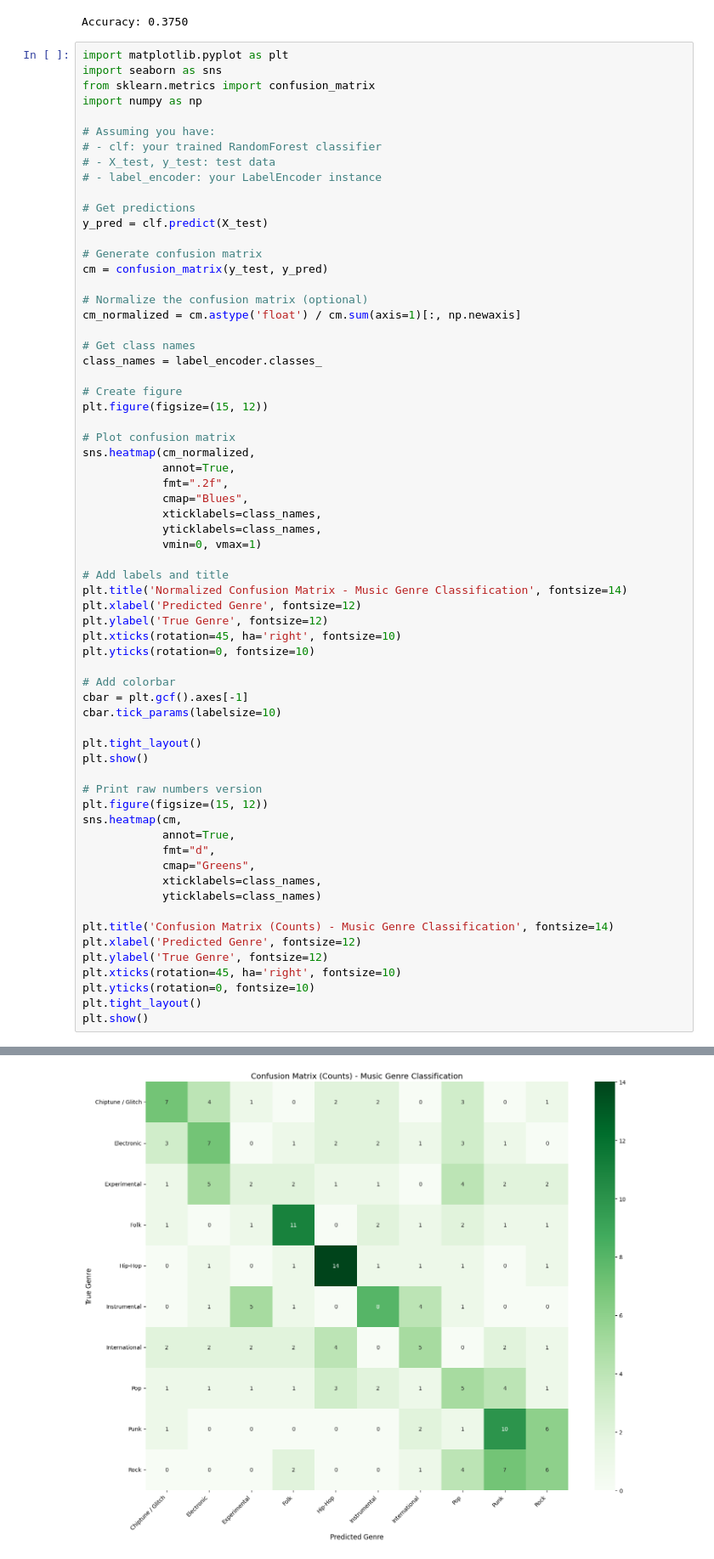
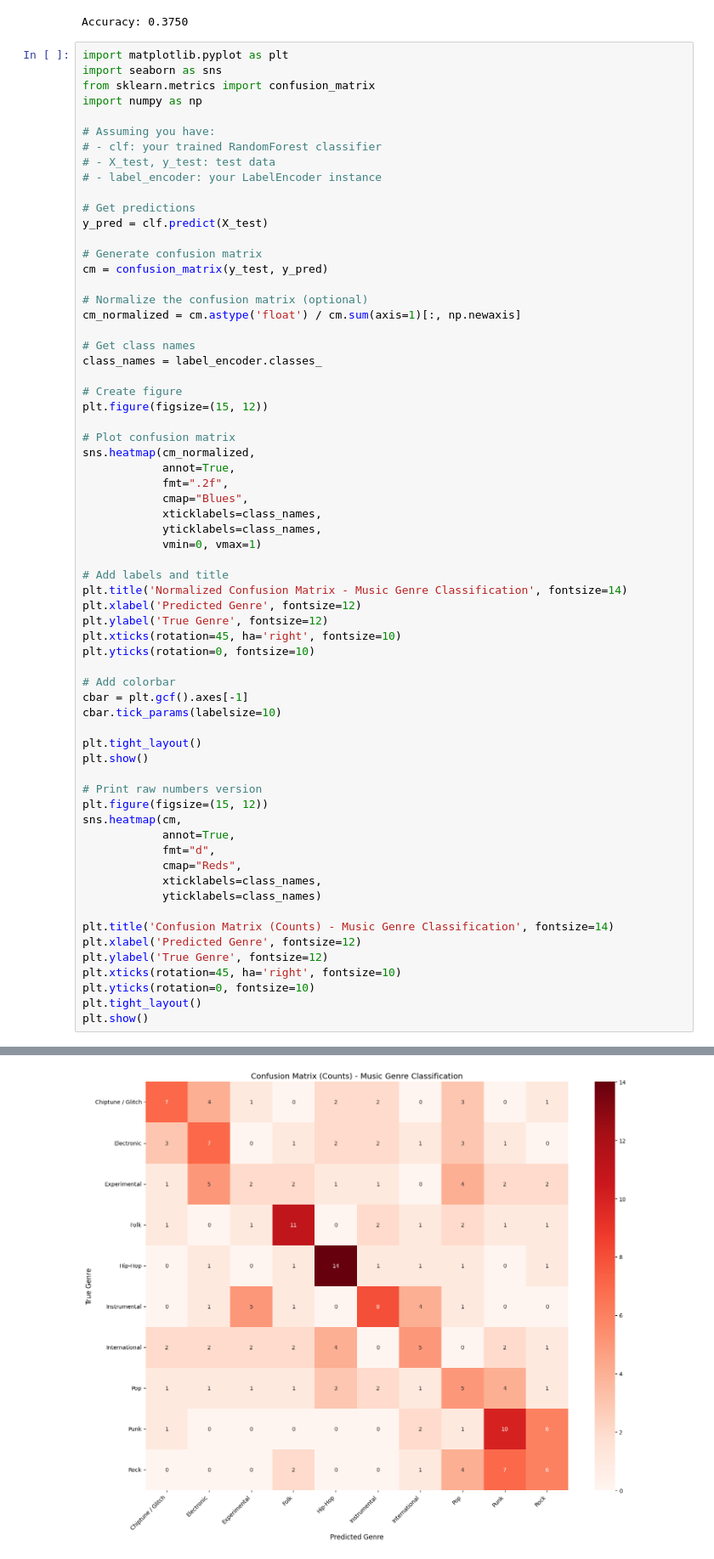
Before and after one commit to prospy0250/final_project_introduction_to_ai, a Jupyter notebook: instrument_task/instrument_task.ipynb, the cells around one changed output, grey strips where cells are left out. Shown at 85% size. Cells and saved outputs as stored; diff of their text form.

```diff
--- a/instrument_task/instrument_task.ipynb
+++ b/instrument_task/instrument_task.ipynb
@@ -436,32 +695,32 @@ sns.heatmap(cm_normalized,
 plt.title('Normalized Confusion Matrix - Music Genre Classification', fontsize=14)
 plt.xlabel('Predicted Genre', fontsize=12)
 plt.ylabel('True Genre', fontsize=12)
 plt.xticks(rotation=45, ha='right', fontsize=10)
 plt.yticks(rotation=0, fontsize=10)
 
 # Add colorbar
 cbar = plt.gcf().axes[-1]
 cbar.tick_params(labelsize=10)
 
 plt.tight_layout()
 plt.show()
 
 # Print raw numbers version
 plt.figure(figsize=(15, 12))
 sns.heatmap(cm,
             annot=True,
             fmt="d",
-            cmap="Greens",
+            cmap="Reds",
             xticklabels=class_names,
             yticklabels=class_names)
 
 plt.title('Confusion Matrix (Counts) - Music Genre Classification', fontsize=14)
 plt.xlabel('Predicted Genre', fontsize=12)
 plt.ylabel('True Genre', fontsize=12)
 plt.xticks(rotation=45, ha='right', fontsize=10)
 plt.yticks(rotation=0, fontsize=10)
 plt.tight_layout()
 plt.show()
 # %% [output]
 [figure]
-[figure, old version]
+[figure, new version]
```
Also changed, not shown: parts of 19 cells of this notebook, 1 other file.
